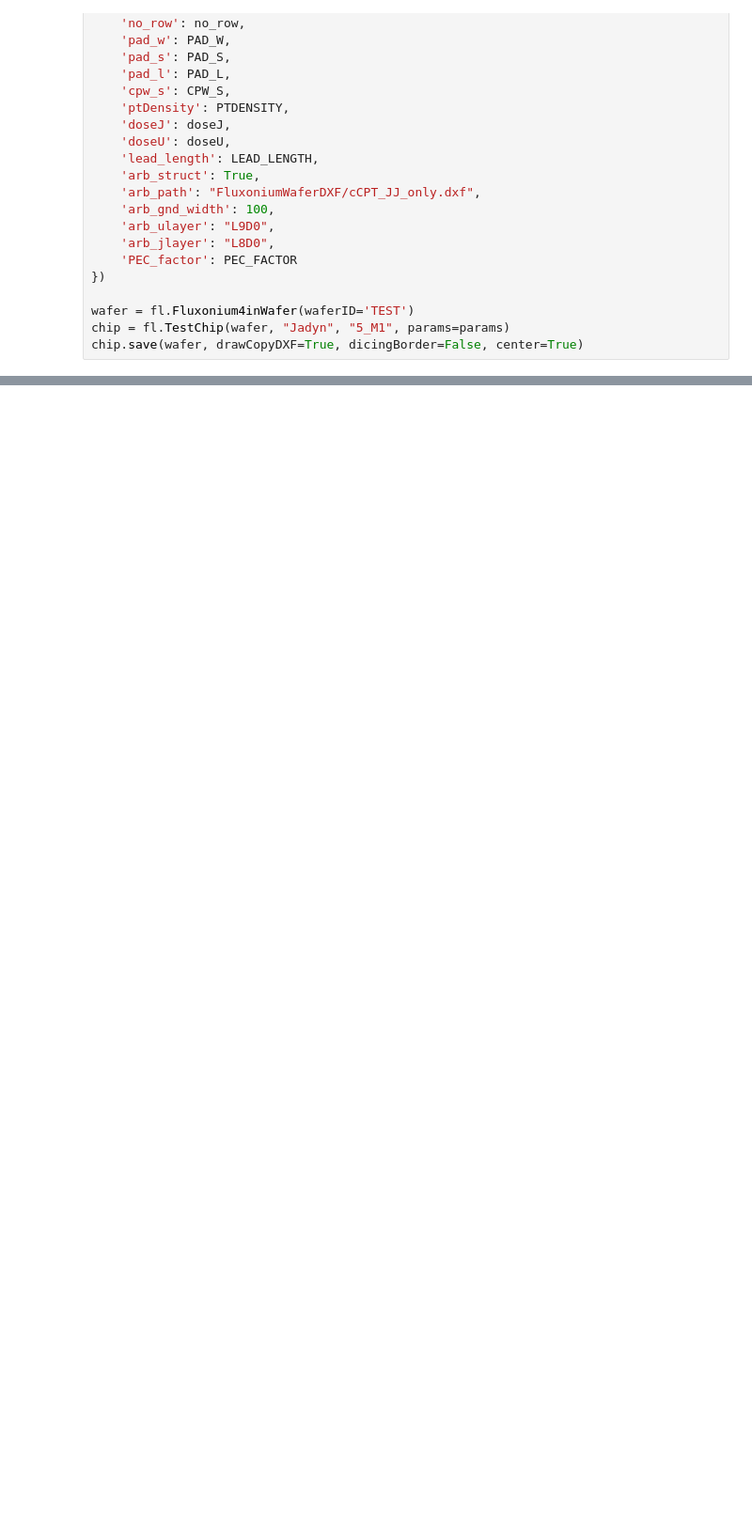
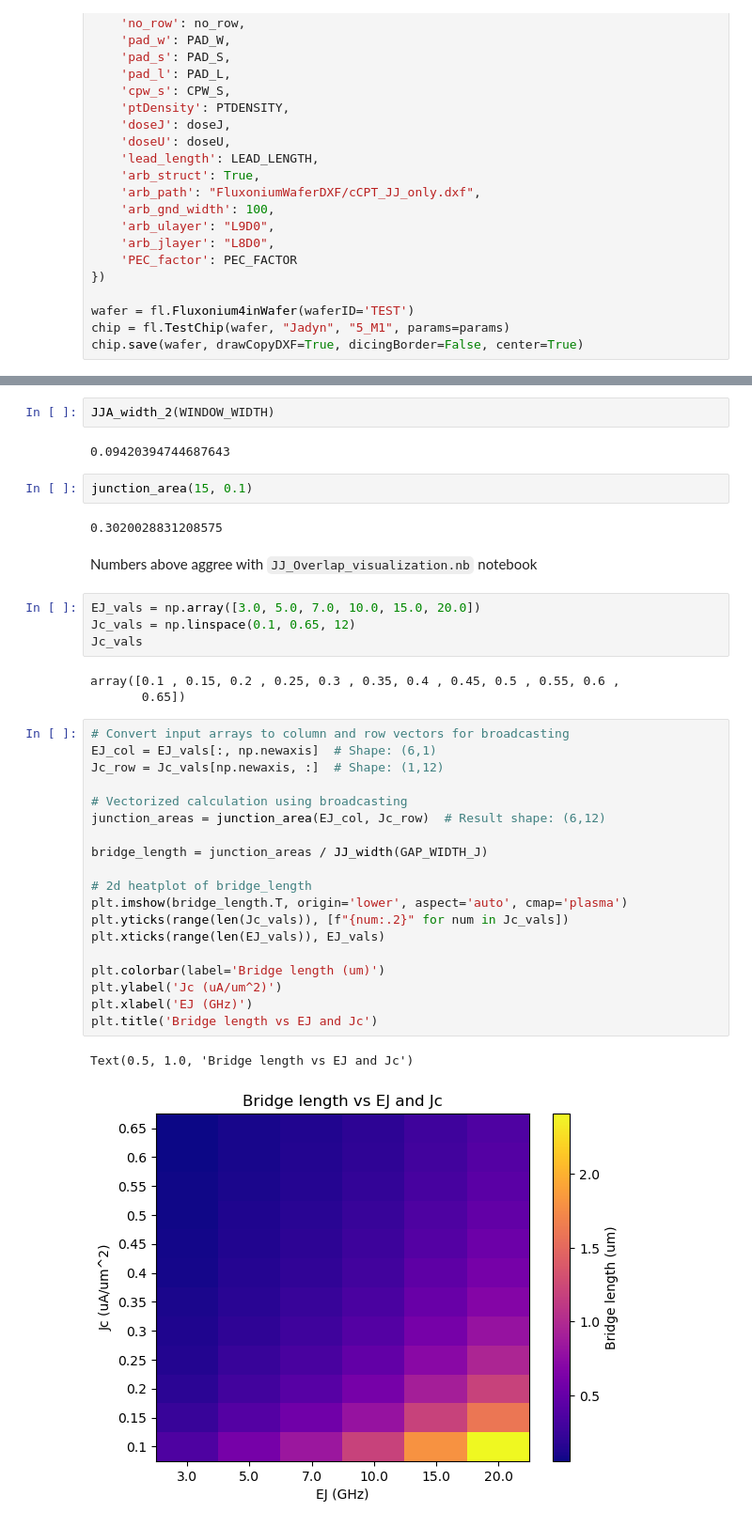
Before and after one commit to nyuvlab/maskLib, a Jupyter notebook: example/GenerateFluxoniumTestWaferExample.ipynb, the cells around one changed output, grey strips where cells are left out. Shown at 94% size. Cells and saved outputs as stored; diff of their text form; blank space fills up the shorter version.

```diff
--- a/example/GenerateFluxoniumTestWaferExample.ipynb
+++ b/example/GenerateFluxoniumTestWaferExample.ipynb
@@ -683,0 +740,39 @@ chip.save(wafer, drawCopyDXF=True, dicingBorder=False, center=True)
+# %%
+JJA_width_2(WINDOW_WIDTH)
+# %% [output]
+0.09420394744687643
+# %%
+junction_area(15, 0.1)
+# %% [output]
+0.3020028831208575
+# %% [markdown]
+Numbers above aggree with `JJ_Overlap_visualization.nb` notebook
+# %%
+EJ_vals = np.array([3.0, 5.0, 7.0, 10.0, 15.0, 20.0])
+Jc_vals = np.linspace(0.1, 0.65, 12)
+Jc_vals
+# %% [output]
+array([0.1 , 0.15, 0.2 , 0.25, 0.3 , 0.35, 0.4 , 0.45, 0.5 , 0.55, 0.6 ,
+       0.65])
+# %%
+# Convert input arrays to column and row vectors for broadcasting
+EJ_col = EJ_vals[:, np.newaxis]  # Shape: (6,1)
+Jc_row = Jc_vals[np.newaxis, :]  # Shape: (1,12)
+
+# Vectorized calculation using broadcasting
+junction_areas = junction_area(EJ_col, Jc_row)  # Result shape: (6,12)
+
+bridge_length = junction_areas / JJ_width(GAP_WIDTH_J)
+
+# 2d heatplot of bridge_length
+plt.imshow(bridge_length.T, origin='lower', aspect='auto', cmap='plasma')
+plt.yticks(range(len(Jc_vals)), [f"{num:.2}" for num in Jc_vals])
+plt.xticks(range(len(EJ_vals)), EJ_vals)
+
+plt.colorbar(label='Bridge length (um)')
+plt.ylabel('Jc (uA/um^2)')
+plt.xlabel('EJ (GHz)')
+plt.title('Bridge length vs EJ and Jc')
+# %% [output]
+Text(0.5, 1.0, 'Bridge length vs EJ and Jc')
+[figure, added]
```
Also changed, not shown: parts of 10 cells of this notebook.
